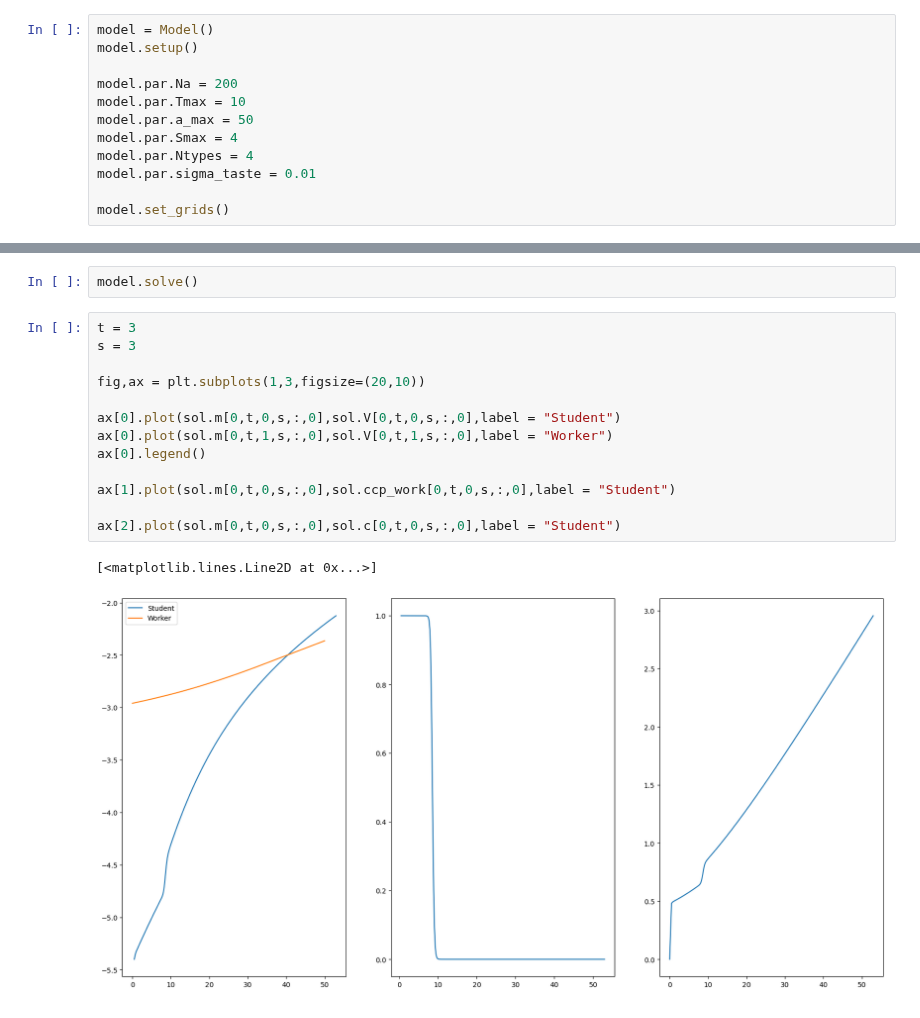
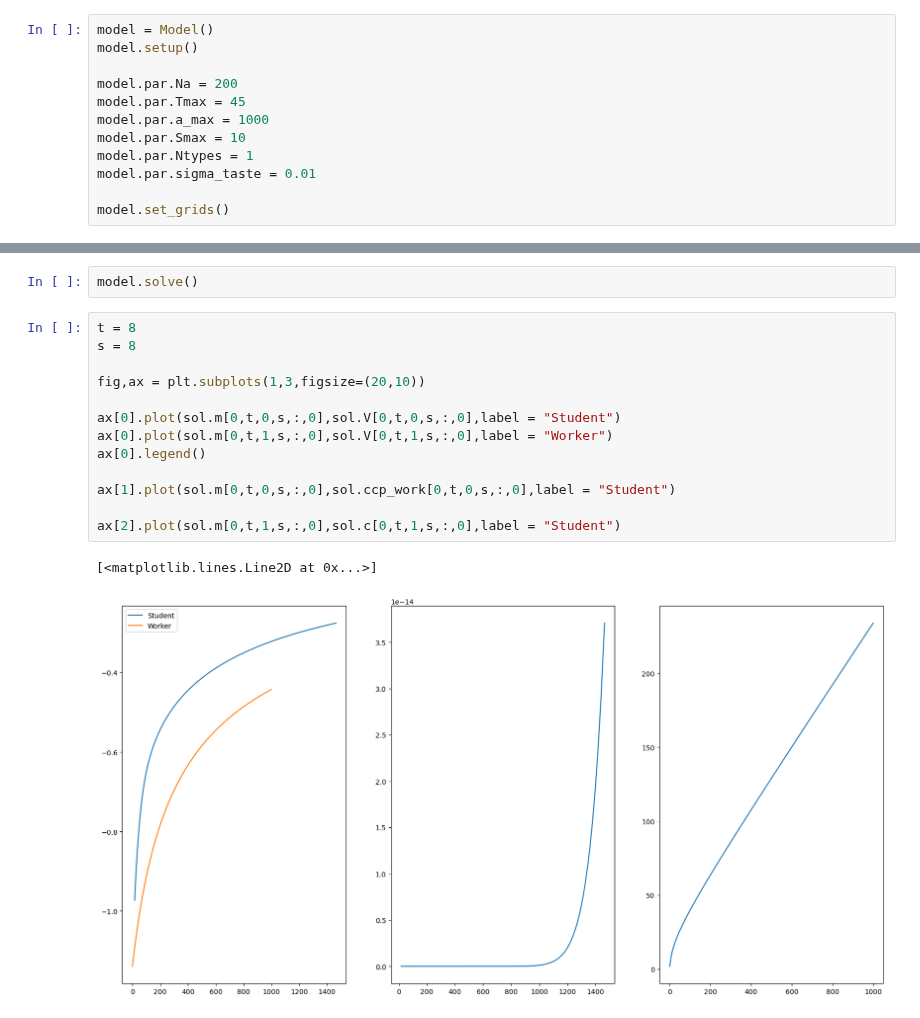
Before and after one commit to ansofol/DP_term_paper, a Jupyter notebook: main_model/test_run.ipynb, the cells around one changed output, grey strips where cells are left out. Cells and saved outputs as stored; diff of their text form.

```diff
--- a/main_model/test_run.ipynb
+++ b/main_model/test_run.ipynb
@@ -9,10 +12,10 @@ model = Model()
 model.setup()
 
 model.par.Na = 200
-model.par.Tmax = 10
-model.par.a_max = 50
-model.par.Smax = 4
-model.par.Ntypes = 4
+model.par.Tmax = 45
+model.par.a_max = 1000
+model.par.Smax = 10
+model.par.Ntypes = 1
 model.par.sigma_taste = 0.01
 
 model.set_grids()
@@ -22,21 +25,21 @@ sol = model.sol
 # %%
 model.solve()
 # %%
-t = 3
-s = 3
+t = 8
+s = 8
 
 fig,ax = plt.subplots(1,3,figsize=(20,10))
 
 ax[0].plot(sol.m[0,t,0,s,:,0],sol.V[0,t,0,s,:,0],label = "Student")
 ax[0].plot(sol.m[0,t,1,s,:,0],sol.V[0,t,1,s,:,0],label = "Worker")
 ax[0].legend()
 
 ax[1].plot(sol.m[0,t,0,s,:,0],sol.ccp_work[0,t,0,s,:,0],label = "Student")
 
-ax[2].plot(sol.m[0,t,0,s,:,0],sol.c[0,t,0,s,:,0],label = "Student")
+ax[2].plot(sol.m[0,t,1,s,:,0],sol.c[0,t,1,s,:,0],label = "Student")
 # %% [output]
 [<matplotlib.lines.Line2D at 0x...>]
-[figure, old version]
+[figure, new version]
 # %%
 t = 2
 s = 2
```
Also changed, not shown: parts of 2 cells of this notebook, 2 other files.
